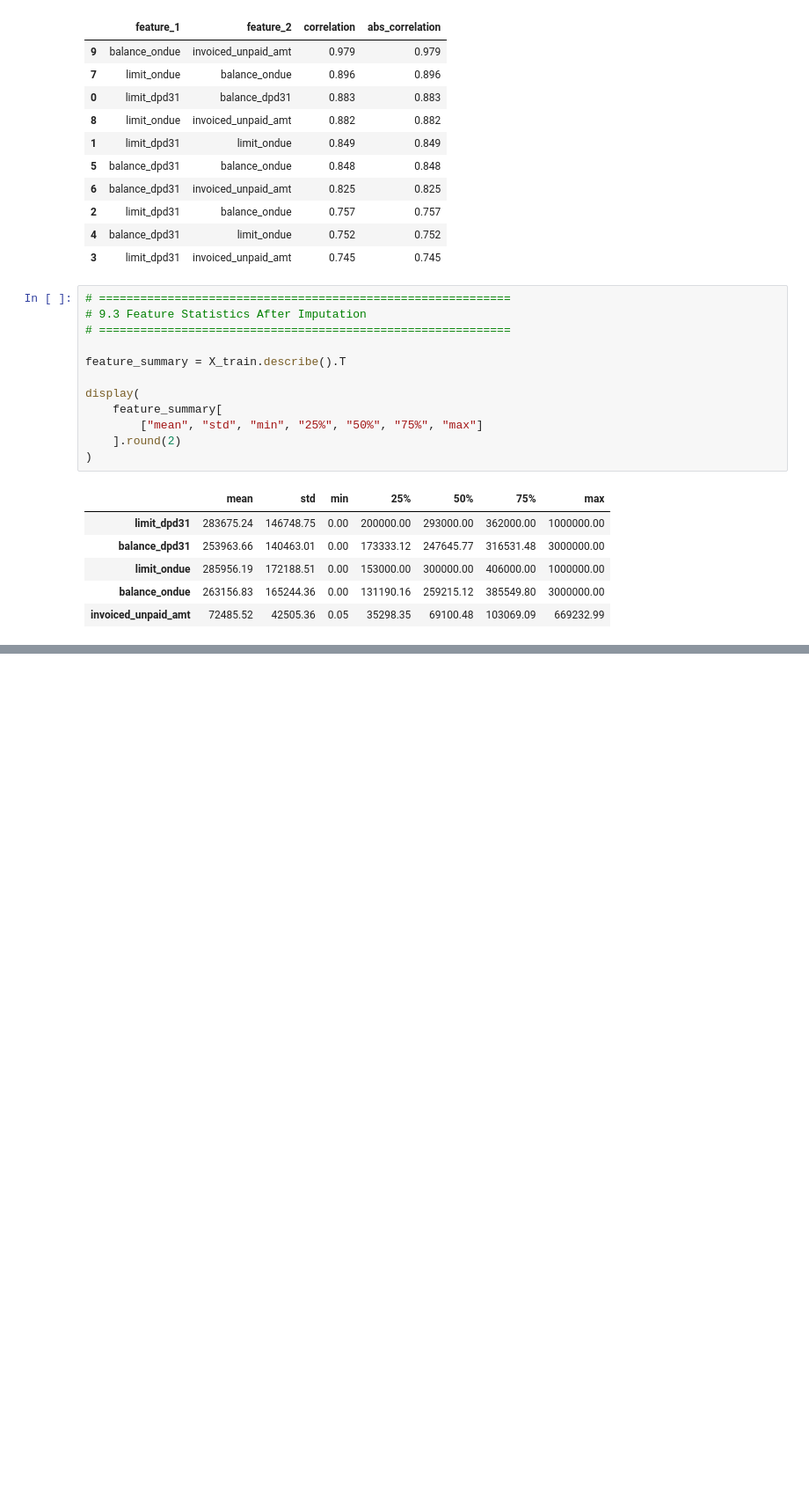
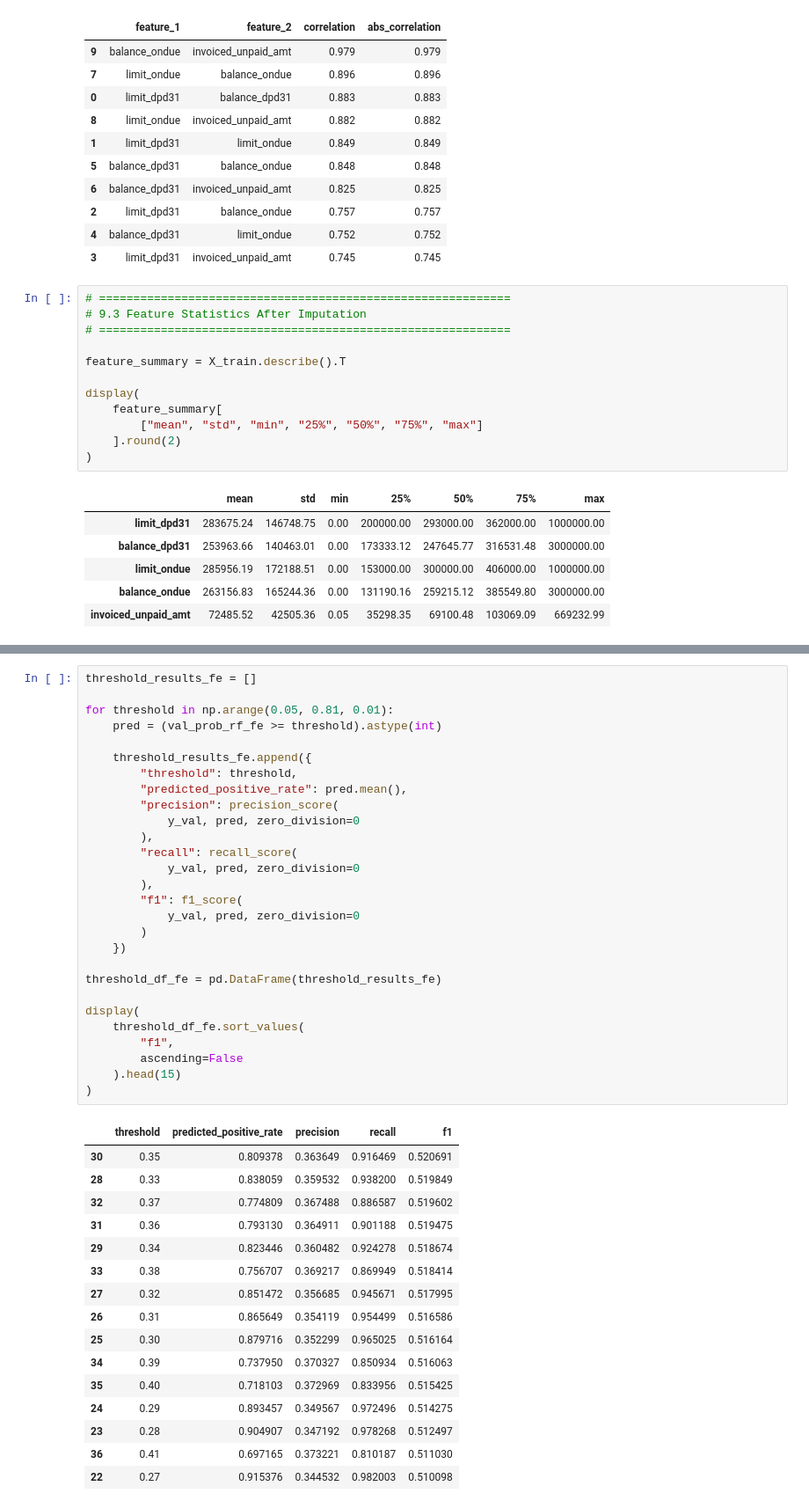
Before and after one commit to Khishigjargal42/toki_ds_task, a Jupyter notebook: notebooks/Toki_DPD91_Final.ipynb, the cells around one changed output, grey strips where cells are left out. Shown at 88% size. Cells and saved outputs as stored; diff of their text form; blank space fills up the shorter version.

```diff
--- a/notebooks/Toki_DPD91_Final.ipynb
+++ b/notebooks/Toki_DPD91_Final.ipynb
@@ -2039,0 +2826,45 @@ display(
+# %%
+threshold_results_fe = []
+
+for threshold in np.arange(0.05, 0.81, 0.01):
+    pred = (val_prob_rf_fe >= threshold).astype(int)
+
+    threshold_results_fe.append({
+        "threshold": threshold,
+        "predicted_positive_rate": pred.mean(),
+        "precision": precision_score(
+            y_val, pred, zero_division=0
+        ),
+        "recall": recall_score(
+            y_val, pred, zero_division=0
+        ),
+        "f1": f1_score(
+            y_val, pred, zero_division=0
+        )
+    })
+
+threshold_df_fe = pd.DataFrame(threshold_results_fe)
+
+display(
+    threshold_df_fe.sort_values(
+        "f1",
+        ascending=False
+    ).head(15)
+)
+# %% [output]
+|  | threshold | predicted_positive_rate | precision | recall | f1 |
+| 30 | 0.35 | 0.809378 | 0.363649 | 0.916469 | 0.520691 |
+| 28 | 0.33 | 0.838059 | 0.359532 | 0.938200 | 0.519849 |
+| 32 | 0.37 | 0.774809 | 0.367488 | 0.886587 | 0.519602 |
+| 31 | 0.36 | 0.793130 | 0.364911 | 0.901188 | 0.519475 |
+| 29 | 0.34 | 0.823446 | 0.360482 | 0.924278 | 0.518674 |
+| 33 | 0.38 | 0.756707 | 0.369217 | 0.869949 | 0.518414 |
+| 27 | 0.32 | 0.851472 | 0.356685 | 0.945671 | 0.517995 |
+| 26 | 0.31 | 0.865649 | 0.354119 | 0.954499 | 0.516586 |
+| 25 | 0.30 | 0.879716 | 0.352299 | 0.965025 | 0.516164 |
+| 34 | 0.39 | 0.737950 | 0.370327 | 0.850934 | 0.516063 |
+| 35 | 0.40 | 0.718103 | 0.372969 | 0.833956 | 0.515425 |
+| 24 | 0.29 | 0.893457 | 0.349567 | 0.972496 | 0.514275 |
+| 23 | 0.28 | 0.904907 | 0.347192 | 0.978268 | 0.512497 |
+| 36 | 0.41 | 0.697165 | 0.373221 | 0.810187 | 0.511030 |
+| 22 | 0.27 | 0.915376 | 0.344532 | 0.982003 | 0.510098 |
```
Also changed, not shown: parts of 99 cells of this notebook.
